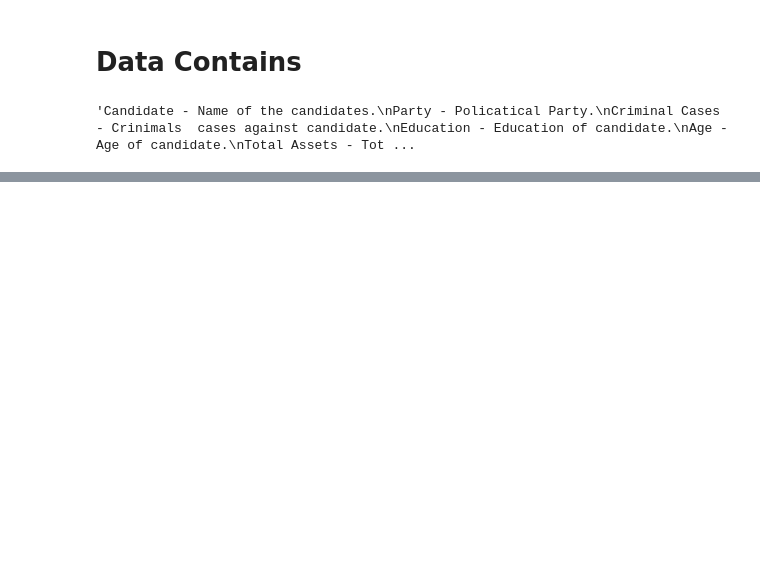
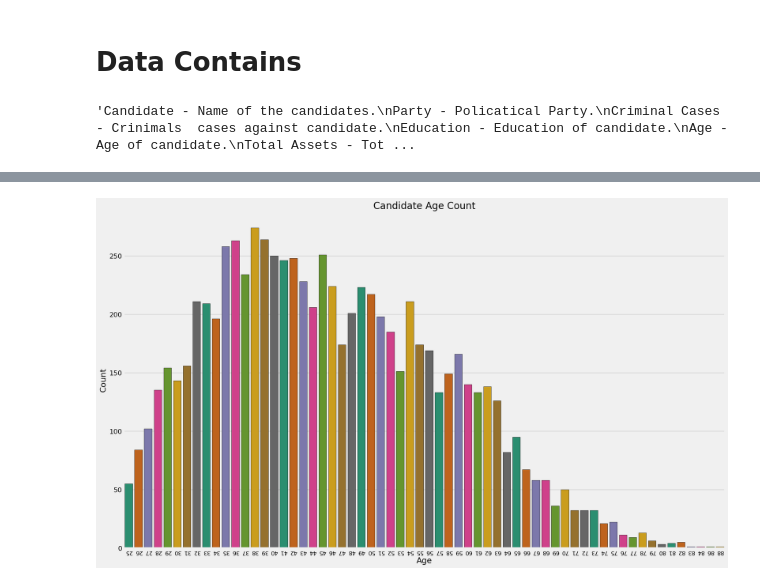
Before and after one commit to Anjani-shukla00/LokSabhaElectionAnalysis, a Jupyter notebook: Election_Data_Analysis.ipynb, the cells around one changed output, grey strips where cells are left out. Drawn from its saved outputs; the diff is of its cells as text; code cells hidden in the pictures; blank space fills up the shorter version.

```diff
--- a/Election_Data_Analysis.ipynb
+++ b/Election_Data_Analysis.ipynb
@@ -93,7 +86,7 @@ Gender - Gender of candidate. (M-Male, F-Female)'''
 # %% [output]
 'Candidate - Name of the candidates.\nParty - Policatical Party.\nCriminal Cases - Crinimals  cases against candidate.\nEducation - Education of candidate.\nAge - Age of candidate.\nTotal Assets - Tot ...
 # %%
-candidates_2004['Year'] = 2004
-candidates_2009['Year'] = 2009
-candidates_2014['Year'] = 2014
-candidates_2019['Year'] = 2019
+candidates_2004 = pd.read_csv("LokSabha2004.csv")
+candidates_2009 = pd.read_csv("LokSabha2009.csv")
+candidates_2014 = pd.read_csv("LokSabha2014.csv")
+candidates_2019 = pd.read_csv("LokSabha2019.csv")
@@ -115,0 +150,5 @@ candidates_2004
+# %%
+candidates_age_2004 = candidates_2004[candidates_2004['Age' ]>18]
+candidates_age_2014 = candidates_2014[candidates_2014['Age' ]>18]
+candidates_age_2009 = candidates_2009[candidates_2009['Age' ]>18]
+candidates_age_2019 = candidates_2019[candidates_2019['Age' ]>18]
@@ -115,0 +209,11 @@ candidates_2004
+# %%
+# Assuming candidate_age_2009 is your DataFrame
+plt.figure(figsize=(20, 12))  # Creates a large figure
+sns.countplot(x='Age', data=candidates_age_2009, palette='Dark2', edgecolor=(0, 0, 0), hue=None)
+plt.title('Candidate Age Count', fontsize=20)  # Adds title with font size
+plt.xlabel('Age')  # Label for x-axis
+plt.ylabel('Count')  # Label for y-axis
+plt.xticks(fontsize=12, rotation=180)  # Rotates x-axis tick labels
+plt.show()  # Displays the plot
+# %% [output]
+[figure, added]
```
Also changed, not shown: parts of 50 cells of this notebook.
